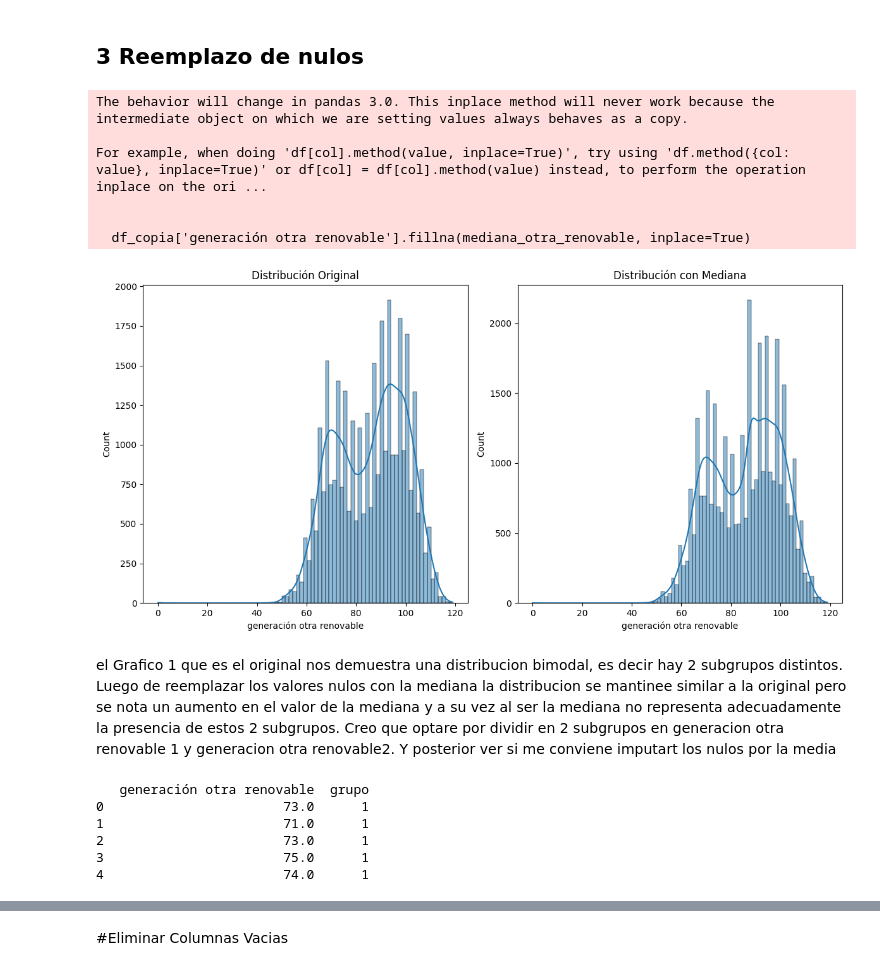
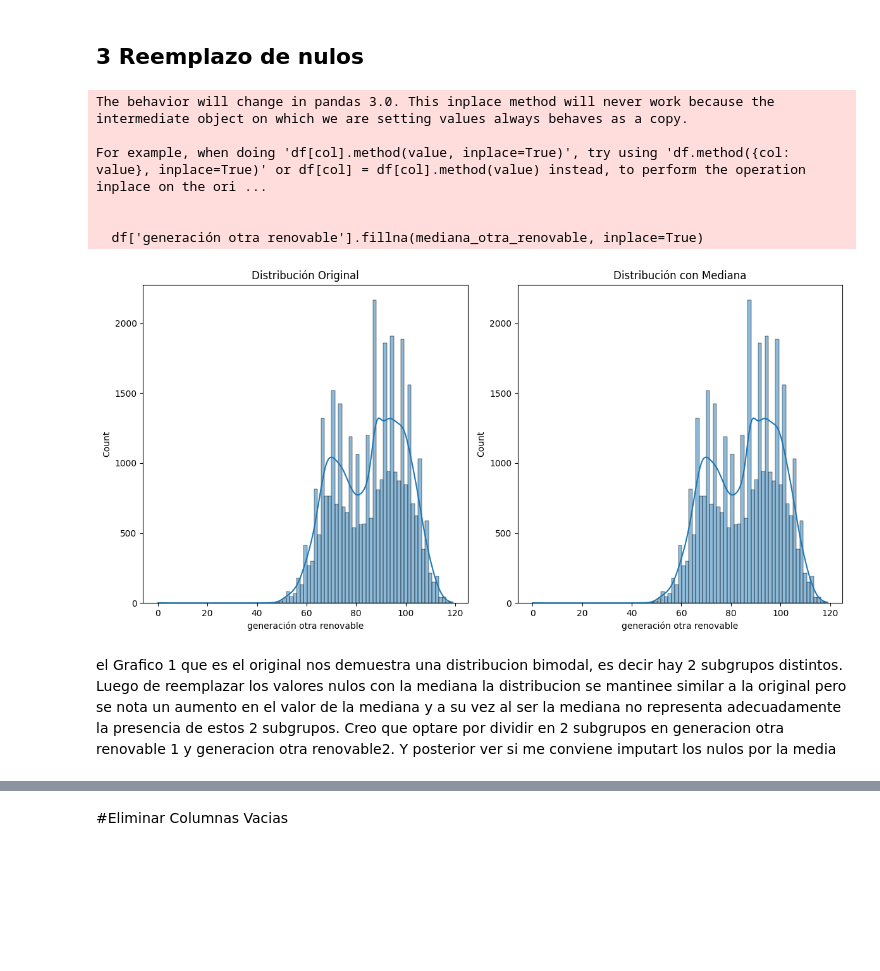
Before and after one commit to Rociosamudio/Machine-Learning-Data-Science-II, a Jupyter notebook: actividad_práctica_APIS_"LizRocio_SamudioRuiz”.ipynb, the cells around one changed output, grey strips where cells are left out. Drawn from its saved outputs; the diff is of its cells as text; code cells hidden in the pictures; blank space fills up the shorter version.

```diff
--- a/actividad_práctica_APIS_"LizRocio_SamudioRuiz”.ipynb
+++ b/actividad_práctica_APIS_"LizRocio_SamudioRuiz”.ipynb
@@ -374,62 +374,30 @@ For example, when doing 'df[col].method(value, inplace=True)', try using 'df.met
 # %% [markdown]
 ## 3 Reemplazo de nulos
 # %%
-#copia del DataFrame original para no modificar los datos originales
-df_copia = df.copy()
-
 # Imputo los valores faltantes con la mediana
-mediana_otra_renovable = df_copia['generación otra renovable'].median()
-df_copia['generación otra renovable'].fillna(mediana_otra_renovable, inplace=True)
+mediana_otra_renovable = df['generación otra renovable'].median()
+df['generación otra renovable'].fillna(mediana_otra_renovable, inplace=True)
 
 #gráfico de comparación
 plt.figure(figsize=(12, 6))
 
 plt.subplot(1, 2, 1)  # Subgráfico de Distribución original
 sns.histplot(df['generación otra renovable'], kde=True)
 plt.title('Distribución Original')
 
 plt.subplot(1, 2, 2)  # Subgráfico de Distribución con mediana
-sns.histplot(df_copia['generación otra renovable'], kde=True)
+sns.histplot(df['generación otra renovable'], kde=True)
 plt.title('Distribución con Mediana')
 
 plt.tight_layout()  # Ajusto los subgráficos para que no se superpongan
 plt.show()
 # %% [output]
 The behavior will change in pandas 3.0. This inplace method will never work because the intermediate object on which we are setting values always behaves as a copy.
 
 For example, when doing 'df[col].method(value, inplace=True)', try using 'df.method({col: value}, inplace=True)' or df[col] = df[col].method(value) instead, to perform the operation inplace on the ori ...
 
 
-  df_copia['generación otra renovable'].fillna(mediana_otra_renovable, inplace=True)
+  df['generación otra renovable'].fillna(mediana_otra_renovable, inplace=True)
-[figure, old version]
+[figure, new version]
 # %% [markdown]
 el Grafico 1 que es el original nos demuestra una distribucion bimodal, es decir hay 2 subgrupos distintos. Luego de reemplazar los valores nulos con la mediana la distribucion se mantinee similar a la original pero se nota un aumento en el valor de la mediana y a su vez al ser la mediana no representa adecuadamente la presencia de estos 2 subgrupos. Creo que optare por dividir en 2 subgrupos en generacion otra renovable 1 y generacion otra renovable2. Y posterior ver si me conviene imputart los nulos por la media
-# %%
-df_copia = df.copy()
-# 1. Calcular la mediana de "generación otra renovable"
-# Use parenthesis to call the copy method first, then access the column
-mediana_otra_renovable = df.copy()['generación otra renovable'].median()
-
-# 2. Crear la columna 'grupo' basada en el criterio
-df_copia['grupo'] = np.where(df_copia['generación otra renovable'] <= mediana_otra_renovable, 1, 2)
-
-# 3. Imputar valores nulos por grupo
-medianas_por_grupo = df_copia.groupby('grupo')['generación otra renovable'].median()
-
-def imputar_por_grupo(fila):
-  if pd.isna(fila['generación otra renovable']):
-    grupo = fila['grupo']
-    return medianas_por_grupo[grupo]
-  return fila['generación otra renovable']
-
-df_copia['generación otra renovable'] = df_copia.apply(imputar_por_grupo, axis=1)
-
-# 4. (Opcional) Mostrar las nuevas columnas
-print(df_copia[['generación otra renovable', 'grupo']].head())
-# %% [output]
-   generación otra renovable  grupo
-0                       73.0      1
-1                       71.0      1
-2                       73.0      1
-3                       75.0      1
-4                       74.0      1
```
Also changed, not shown: parts of 22 cells of this notebook.
